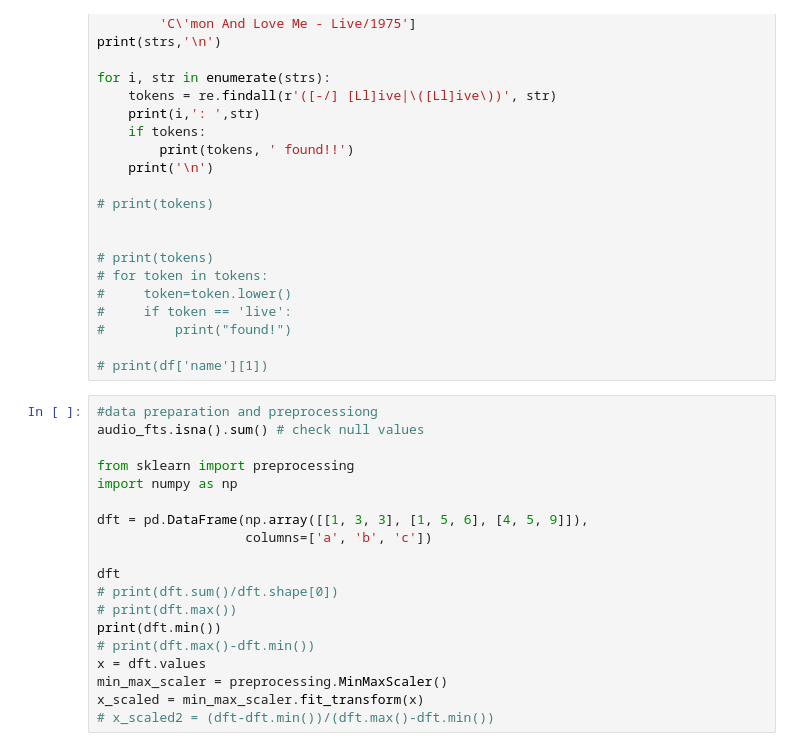
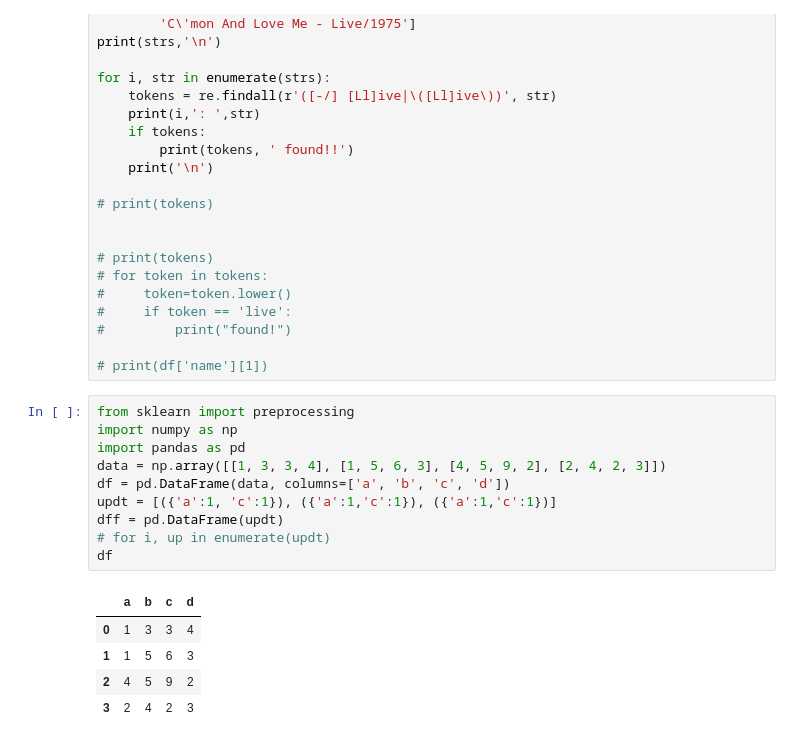
Before and after one commit to ksuchoi216/live_music_detection, a Jupyter notebook: test.ipynb, the cells around one changed output. Cells and saved outputs as stored; diff of their text form.

```diff
--- a/test.ipynb
+++ b/test.ipynb
@@ -27,22 +29,19 @@ for i, str in enumerate(strs):
 #         print("found!")
 
 # print(df['name'][1])
-# %%
-#data preparation and preprocessiong
-audio_fts.isna().sum() # check null values
-
-from sklearn import preprocessing
-import numpy as np
-
-dft = pd.DataFrame(np.array([[1, 3, 3], [1, 5, 6], [4, 5, 9]]),
-                   columns=['a', 'b', 'c'])
-
-dft
-# print(dft.sum()/dft.shape[0])
-# print(dft.max())
-print(dft.min())
-# print(dft.max()-dft.min())
-x = dft.values
-min_max_scaler = preprocessing.MinMaxScaler()
-x_scaled = min_max_scaler.fit_transform(x)
-# x_scaled2 = (dft-dft.min())/(dft.max()-dft.min())
+# %%
+from sklearn import preprocessing
+import numpy as np
+import pandas as pd
+data = np.array([[1, 3, 3, 4], [1, 5, 6, 3], [4, 5, 9, 2], [2, 4, 2, 3]])
+df = pd.DataFrame(data, columns=['a', 'b', 'c', 'd'])
+updt = [({'a':1, 'c':1}), ({'a':1,'c':1}), ({'a':1,'c':1})]
+dff = pd.DataFrame(updt)
+# for i, up in enumerate(updt)
+df
+# %% [output]
+|  | a | b | c | d |
+| 0 | 1 | 3 | 3 | 4 |
+| 1 | 1 | 5 | 6 | 3 |
+| 2 | 4 | 5 | 9 | 2 |
+| 3 | 2 | 4 | 2 | 3 |
```
Also changed, not shown: parts of 3 cells of this notebook, 18 other files.
